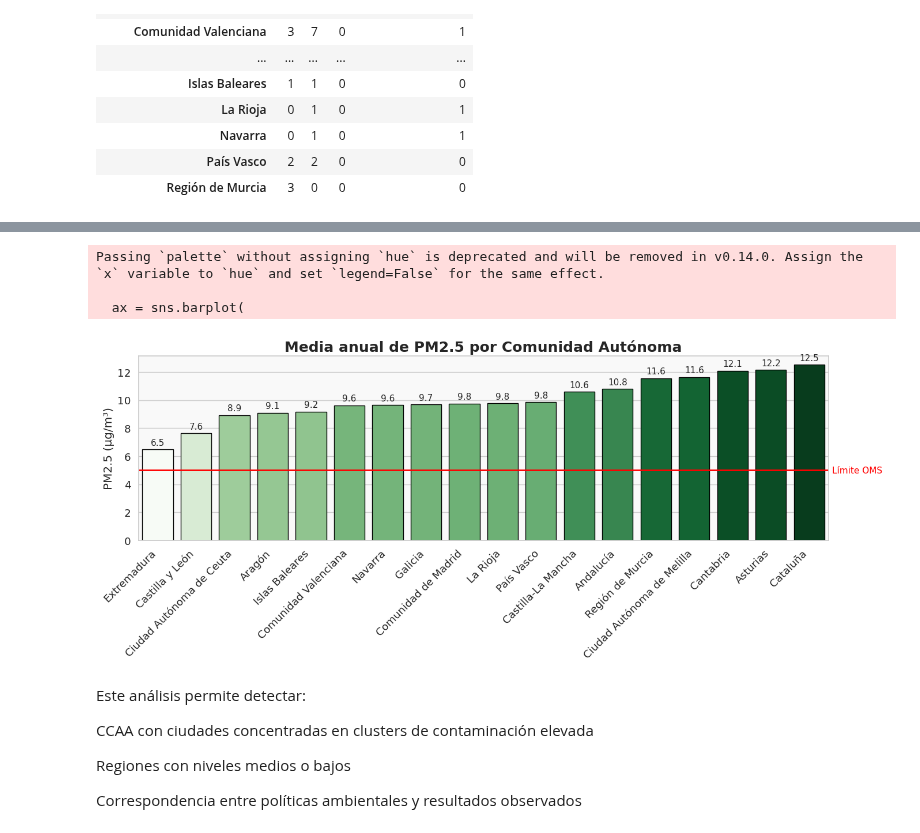
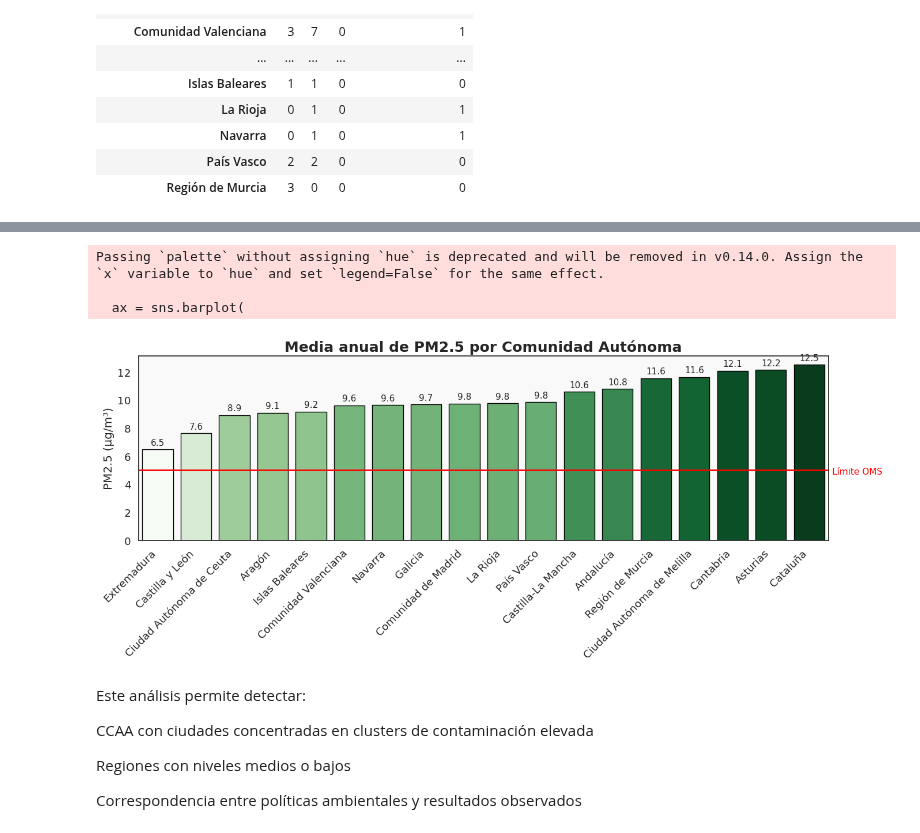
Before and after one commit to angulorojasmariaclaudia-coder/TRABAJO-FINAL-TECNICAS-DE-CIENCIAS-DE-DATOS, a Jupyter notebook: Informe_Final.ipynb, the cells around one changed output, grey strips where cells are left out. Saved outputs shown, nothing was run; the diff lists cells and outputs as text; code cells hidden in the pictures.

```diff
--- a/Informe_Final.ipynb
+++ b/Informe_Final.ipynb
@@ -822,13 +815,4 @@ cluster_por_ccaa
 | Navarra | 0 | 1 | 0 | 1 |
 | País Vasco | 2 | 2 | 0 | 0 |
 | Región de Murcia | 3 | 0 | 0 | 0 |
-# %%
-sns.set_theme(
-    style="whitegrid",
-    font_scale=1.2,
-    rc={
-        "axes.facecolor": "#f9f9f9",
-        "figure.facecolor": "white"
-    }
-)
 # %%
@@ -894,7 +876,14 @@ Passing `palette` without assigning `hue` is deprecated and will be removed in v
 # %%
-# -----------------------------
-# 1. Calcular media PM2.5 por CCAA
-# -----------------------------
+
+sns.set_theme(
+    style="white",
+    font_scale=1.2,
+    rc={
+        "axes.facecolor": "#f9f9f9",
+        "figure.facecolor": "white"
+    }
+)
+
 cols_pm25 = [c for c in df_final.columns if "PM2.5_" in c]
 df_final["PM25_ciudad"] = df_final[cols_pm25].mean(axis=1)
 
@@ -905,51 +894,50 @@ pm25_ccaa = (
     .reset_index()
 )
 
-# -----------------------------
-# 2. Crear paleta continua dependiendo del valor
-# -----------------------------
-# Normalizamos valores para mapearlos a 0–1
 norm = (pm25_ccaa["PM25_ciudad"] - pm25_ccaa["PM25_ciudad"].min()) / \
        (pm25_ccaa["PM25_ciudad"].max() - pm25_ccaa["PM25_ciudad"].min())
 
-# Colormap verde fuerte para valores altos
 cmap = sns.color_palette("Greens", as_cmap=True)
-
-# Asignar color a cada barra según nivel
 colors = [cmap(v) for v in norm]
 
-# -----------------------------
-# 3. Gráfico con colores intensificados
-# -----------------------------
 plt.figure(figsize=(14,6))
 
 ax = sns.barplot(
     data=pm25_ccaa,
     x="CCAA",
     y="PM25_ciudad",
     palette=colors,
     edgecolor="black"
 )
+
 # Línea OMS (5 µg/m³)
 plt.axhline(5, color="red", linestyle="-", linewidth=2)
-plt.text(len(no2_ccaa) -0.4, 4.8,"Límite OMS",
-         color="red",fontsize=11,ha="left")
+plt.text(
+    len(pm25_ccaa) - 0.4, 4.7,
+    "Límite OMS",
+    color="red",
+    fontsize=11,
+    ha="left"
+)
 
-# Etiquetas encima
+
 for i, v in enumerate(pm25_ccaa["PM25_ciudad"]):
     ax.text(i, v + 0.3, f"{v:.1f}", ha='center', fontsize=11)
 
 plt.title("Media anual de PM2.5 por Comunidad Autónoma", fontsize=18, weight="bold")
 plt.xlabel("")
 plt.ylabel("PM2.5 (µg/m³)")
 plt.xticks(rotation=45, ha="right")
+
+plt.grid(False)
+
 plt.tight_layout()
 plt.show()
 # %% [output]
 Passing `palette` without assigning `hue` is deprecated and will be removed in v0.14.0. Assign the `x` variable to `hue` and set `legend=False` for the same effect.
 
   ax = sns.barplot(
-[figure, old version]
+[figure, new version]
 # %% [markdown]
 Este análisis permite detectar:
 
```
Also changed, not shown: parts of 7 cells of this notebook.
